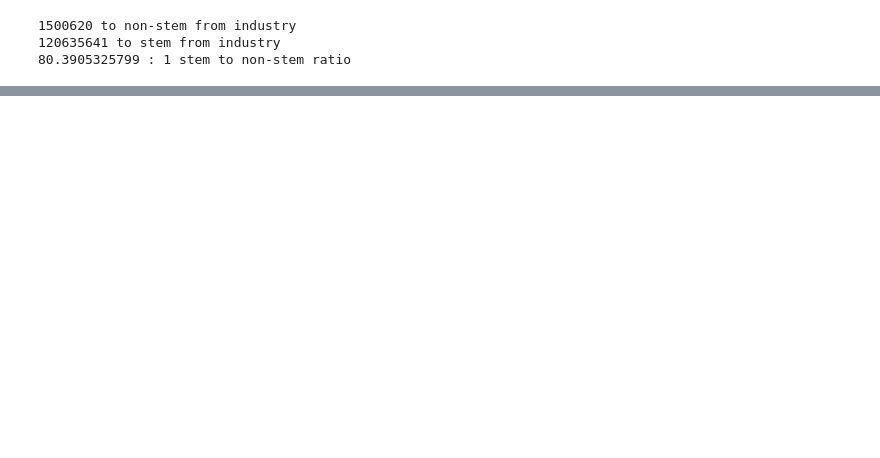
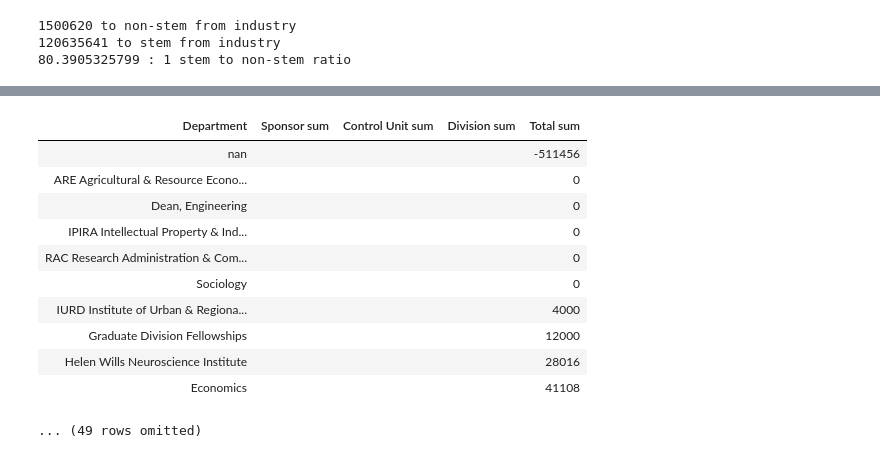
Before and after one commit to dailycal-projects/private-research, a Jupyter notebook: notebooks/private-research.ipynb, the cells around one changed output, grey strips where cells are left out. Cells and saved outputs as stored; diff of their text form; code cells hidden in the pictures; blank space fills up the shorter version.

```diff
--- a/notebooks/private-research.ipynb
+++ b/notebooks/private-research.ipynb
@@ -422,0 +443,15 @@ print(stem/non ,": 1 stem to non-stem ratio")
+# %%
+industry.group("Department", sum).sort("Total sum", descending=False)
+# %% [output]
+| Department | Sponsor sum | ﻿Control Unit sum | Division sum | Total sum |
+| nan |  |  |  | -511456 |
+| ARE Agricultural & Resource Econo... |  |  |  | 0 |
+| Dean, Engineering |  |  |  | 0 |
+| IPIRA Intellectual Property & Ind... |  |  |  | 0 |
+| RAC Research Administration & Com... |  |  |  | 0 |
+| Sociology |  |  |  | 0 |
+| IURD Institute of Urban & Regiona... |  |  |  | 4000 |
+| Graduate Division Fellowships |  |  |  | 12000 |
+| Helen Wills Neuroscience Institute |  |  |  | 28016 |
+| Economics |  |  |  | 41108 |
+... (49 rows omitted)
```
Also changed, not shown: parts of 8 cells of this notebook, 4 other files.
